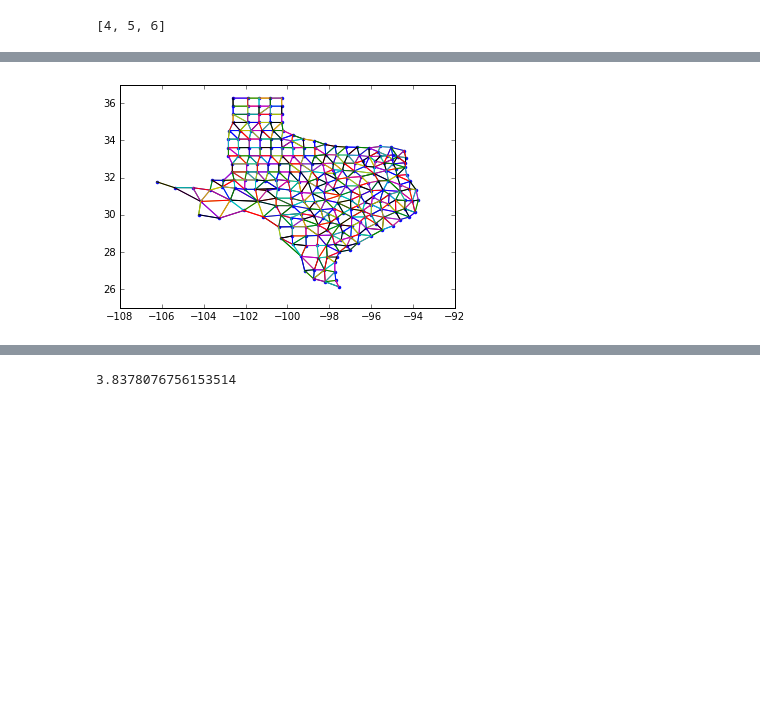
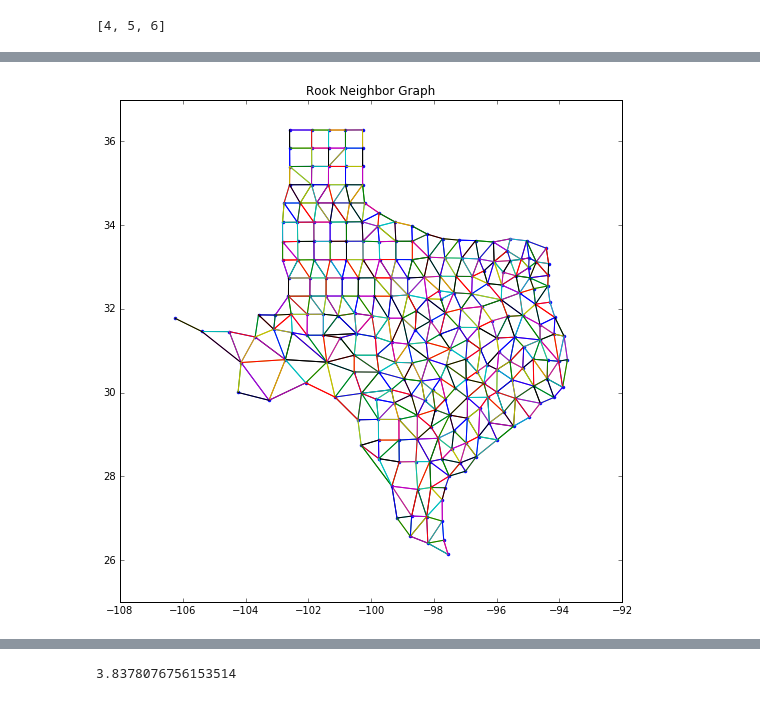
Before and after one commit to darribas/gds_scipy16, a Jupyter notebook: content/part1/03_spatial_weights.ipynb, the cells around one changed output, grey strips where cells are left out. Drawn from its saved outputs; the diff is of its cells as text; code cells hidden in the pictures; blank space fills up the shorter version.

```diff
--- a/content/part1/03_spatial_weights.ipynb
+++ b/content/part1/03_spatial_weights.ipynb
@@ -484,15 +476,19 @@ for k,neighs in wq.neighbors.items():
 # %%
 wr = ps.rook_from_shapefile('../data/texas.shp')
 # %%
+fig = figure(figsize=(9,9))
+
 plt.plot(centroids[:,0], centroids[:,1],'.')
 #plt.plot(s04[:,0], s04[:,1], '-')
 plt.ylim([25,37])
 for k,neighs in wr.neighbors.items():
     #print(k,neighs)
     origin = centroids[k]
     for neigh in neighs:
         segment = centroids[[k,neigh]]
         plt.plot(segment[:,0], segment[:,1], '-')
+plt.title('Rook Neighbor Graph')
+show()
 # %% [output]
-[figure, old version]
+[figure, new version]
 # %%
```
Also changed, not shown: parts of 49 cells of this notebook.
